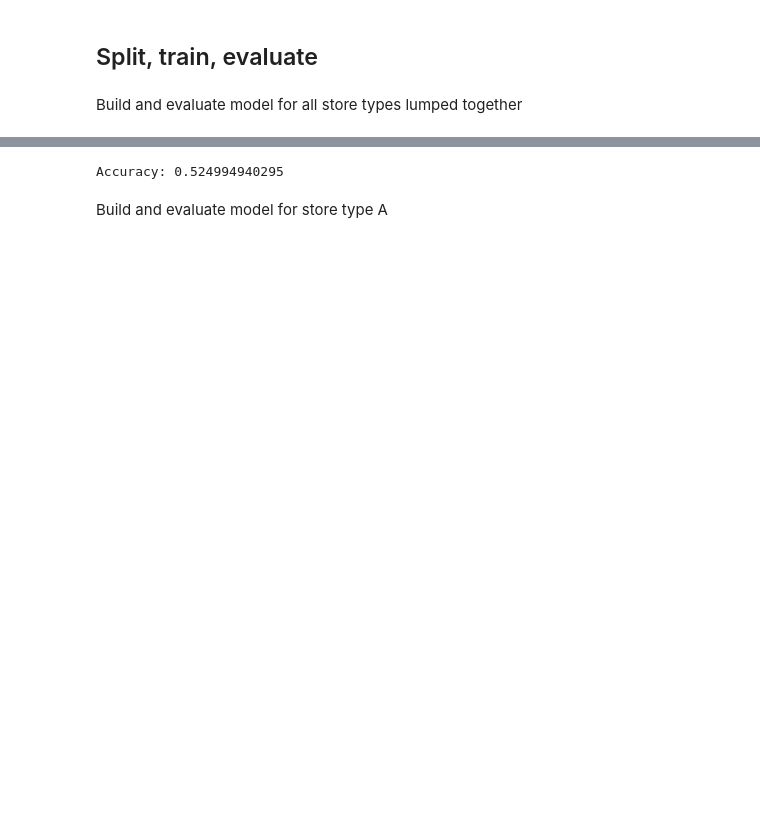
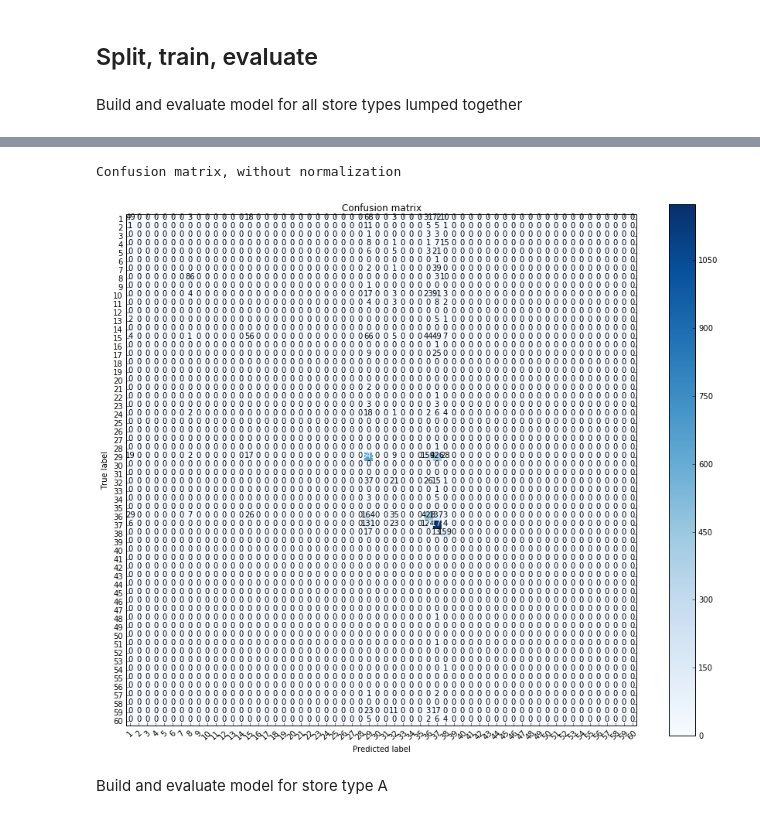
Before and after one commit to amla26/walmart-hackathon, a Jupyter notebook: Walmart.ipynb, the cells around one changed output, grey strips where cells are left out. Saved outputs shown, nothing was run; the diff lists cells and outputs as text; code cells hidden in the pictures; blank space fills up the shorter version.

```diff
--- a/Walmart.ipynb
+++ b/Walmart.ipynb
@@ -326,7 +325,8 @@ Accuracy: 0.524994940295
-# %%
-logreg, cm, X_train, X_test, y_train, y_test = split_train_score(X, y, test_size = 0.3)
-# %% [output]
-Accuracy: 0.524994940295
+# %%
+plot_confusion_matrix(cm, classes = range(1,61))
+# %% [output]
+Confusion matrix, without normalization
+[figure, added]
 # %% [markdown]
 Build and evaluate model for store type A
 # %%
```
Also changed, not shown: parts of 27 cells of this notebook.
